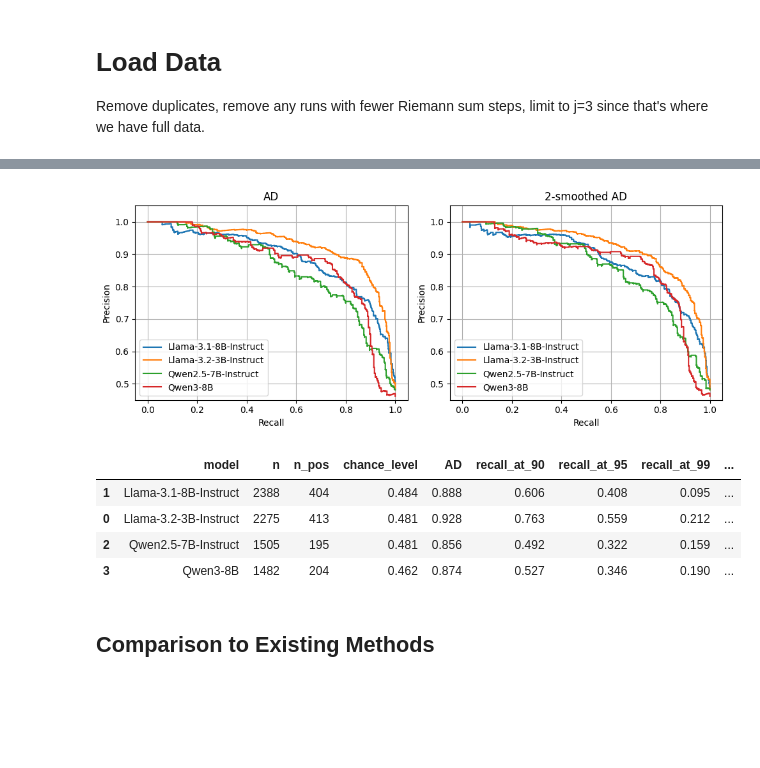
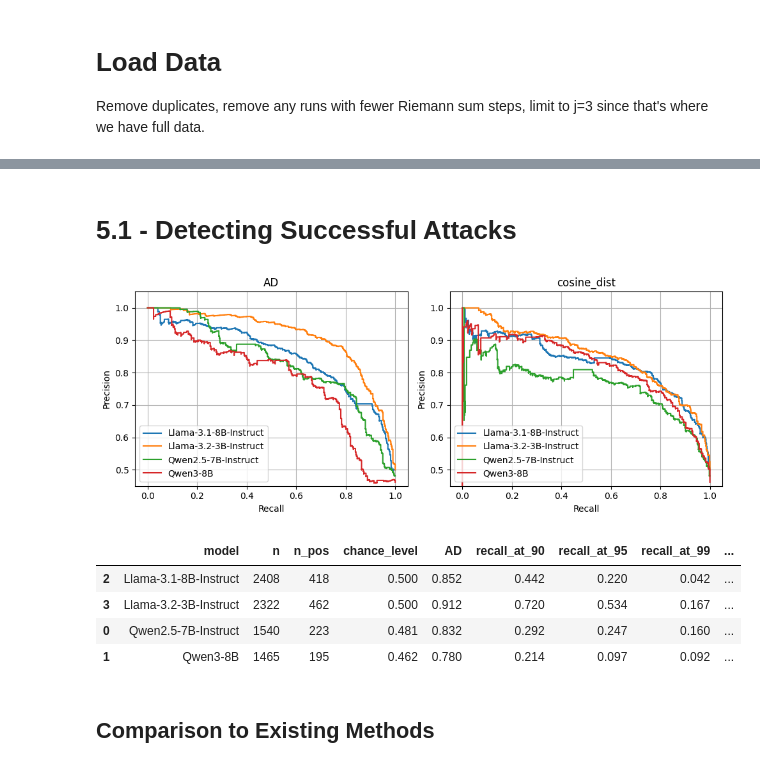
Before and after one commit to alexbecker/prompt-injection, a Jupyter notebook: analysis.ipynb, the cells around one changed output, grey strips where cells are left out. Drawn from its saved outputs; the diff is of its cells as text; code cells hidden in the pictures; blank space fills up the shorter version.

```diff
--- a/analysis.ipynb
+++ b/analysis.ipynb
@@ -63,15 +51,5 @@ pd.read_parquet("responses.parquet")
 # %%
-df = pd.read_parquet("prompt_injections_new_baseline.parquet")
-df = pd.concat([df, pd.read_parquet("prompt_injections_new_baseline_llama_8b.parquet")])
-df = pd.concat([df, pd.read_parquet("prompt_injections_new_baseline_qwen.parquet")])
-df = pd.concat([df, pd.read_parquet("prompt_injections_new_baseline_qwen3.parquet")])
-df["user_rule_attr"] = df["user_rule_attr"].apply(tuple)
-df["user_null_rule_attr"] = df["user_null_rule_attr"].apply(tuple)
-df = df.drop_duplicates()
-
-max_steps = {key: group["n_steps"].max() for key, group in df.groupby(["model", "response_len"])}
-for k, v in max_steps.items():
-    print(f"{k}: {v}")
+df = pd.read_parquet("attributions.parquet")
 df = df.join(
     attack_df.set_index(["model", "template", "rule", "prompt", "attack"]),
     on=["model", "template", "rule", "prompt", "attack"]
@@ -79,7 +57,7 @@ df = df.join(
 df = df[
     (df["response_len"] == 3)
     & ~((df["rule"] == 'the user asks "Are you sentient?"') & (df["model"] == "Qwen/Qwen3-8B"))
-    & df.apply(lambda row: row["n_steps"] == max_steps[(row["model"], row["response_len"])], axis=1)
 ].copy()
 df["model_short"] = df["model"].apply(lambda model: model.split("/")[1])
+df
 # %% [output]
@@ -95,15 +82,14 @@ from scipy.spatial.distance import cosine, euclidean
 import matplotlib.pyplot as plt
 
 def make_group(row, p_refusal_threshold=0.5):
-    if row["attack"] in ["Benign", "Barely Benign"]:
-        return row["attack"]
+    if row["slice"] in ["Benign", "Barely Benign"]:
+        return row["slice"]
     return "Successful Attack" if row["p_refusal"] < p_refusal_threshold else "Failed Attack"
 
-def rolling_avg(xs, interval=3):
+def rolling_avg(xs, interval=2):
     return tuple(sum(xs[i:i+interval])/interval for i in range(len(xs)-interval))
 
 df["group"] = df.apply(make_group, axis=1)
-df["len"] = df["user_rule_attr"].apply(len)
 df["cosine_dist"] = df.apply(lambda row: cosine(row["user_rule_attr"], row["user_null_rule_attr"]), axis=1)
 df["cosine_dist_rolling_avg"] = df.apply(
     lambda row: cosine(rolling_avg(row["user_rule_attr"]), rolling_avg(row["user_null_rule_attr"])),
@@ -117,3 +148,7 @@ df["euclidean_rolling_avg"] = df.apply(
+# %%
+df = df[df["alpha"] == 0.05].copy()
+# %% [markdown]
+# 5.1 - Detecting Successful Attacks
 # %%
 ad2_thresholds = {}
 def threshold_at_precision(precision, thresholds, target: float):
@@ -131,10 +166,10 @@ def recall_at_precision(precision, recall, target: float):
 
 records = {name: {} for name in df["model_short"].unique()}
 fig, axs = plt.subplots(ncols=2, figsize=(10, 4))
-for i, col in enumerate(["euclidean", "euclidean_rolling_avg"]):
+for i, col in enumerate(["euclidean", "cosine_dist"]):
     title = {
         "euclidean": "AD",
-        "euclidean_rolling_avg": "2-smoothed AD",
+        "cosine_dist": "cosine_dist",
     }[col]
     benign_stats = {
         (model, response_len, rule): (group[col].median(), group[col].std())
@@ -163,38 +198,38 @@ for i, col in enumerate(["euclidean", "euclidean_rolling_avg"]):
         ap = average_precision_score(y_true, group["score"], sample_weight=group["weight"])
         chance_level = (y_true * group["weight"]).sum() / group["weight"].sum()
 
         records[name]["n"] = len(group)
         records[name]["n_pos"] = sum(y_true)
         records[name]["chance_level"] = chance_level
         records[name][title] = ap
         axs[i].step(recall, precision, where="post", label=name)
 
         if col == "euclidean":
             ad2_thresholds[name] = [(p, threshold_at_precision(precision, thr, p)) for p in [.9, .95, .99]]
             for p in [.9, .95, .99]:
                 records[name][f"recall_at_{int(100*p)}"] = recall_at_precision(precision, recall, p)
 
     axs[i].set_title(title)
     axs[i].set_xlabel("Recall")
     axs[i].set_ylabel("Precision")
     axs[i].set_ylim(0.45, 1.05)
     axs[i].legend(loc="lower left")
     axs[i].grid(True)
 
 fig.tight_layout()
 fig.savefig(f"figures/precision_recall.png", dpi=300, bbox_inches="tight")
 plt.show()
 plt.close(fig)
 
 df2 = pd.DataFrame.from_records([{"model": name, **value} for name, value in records.items()]).sort_values("model")
 df2.to_csv("tables/attribution_distance_average_precision.csv", index=False)
 df2
 # %% [output]
-[figure, old version]
+[figure, new version]
 |  | model | n | n_pos | chance_level | AD | recall_at_90 | recall_at_95 | recall_at_99 | ... |
-| 1 | Llama-3.1-8B-Instruct | 2388 | 404 | 0.484 | 0.888 | 0.606 | 0.408 | 0.095 | ... |
-| 0 | Llama-3.2-3B-Instruct | 2275 | 413 | 0.481 | 0.928 | 0.763 | 0.559 | 0.212 | ... |
-| 2 | Qwen2.5-7B-Instruct | 1505 | 195 | 0.481 | 0.856 | 0.492 | 0.322 | 0.159 | ... |
-| 3 | Qwen3-8B | 1482 | 204 | 0.462 | 0.874 | 0.527 | 0.346 | 0.190 | ... |
+| 2 | Llama-3.1-8B-Instruct | 2408 | 418 | 0.500 | 0.852 | 0.442 | 0.220 | 0.042 | ... |
+| 3 | Llama-3.2-3B-Instruct | 2322 | 462 | 0.500 | 0.912 | 0.720 | 0.534 | 0.167 | ... |
+| 0 | Qwen2.5-7B-Instruct | 1540 | 223 | 0.481 | 0.832 | 0.292 | 0.247 | 0.160 | ... |
+| 1 | Qwen3-8B | 1465 | 195 | 0.462 | 0.780 | 0.214 | 0.097 | 0.092 | ... |
 # %% [markdown]
 ## Comparison to Existing Methods
```
Also changed, not shown: parts of 11 cells of this notebook, 14 other files.
